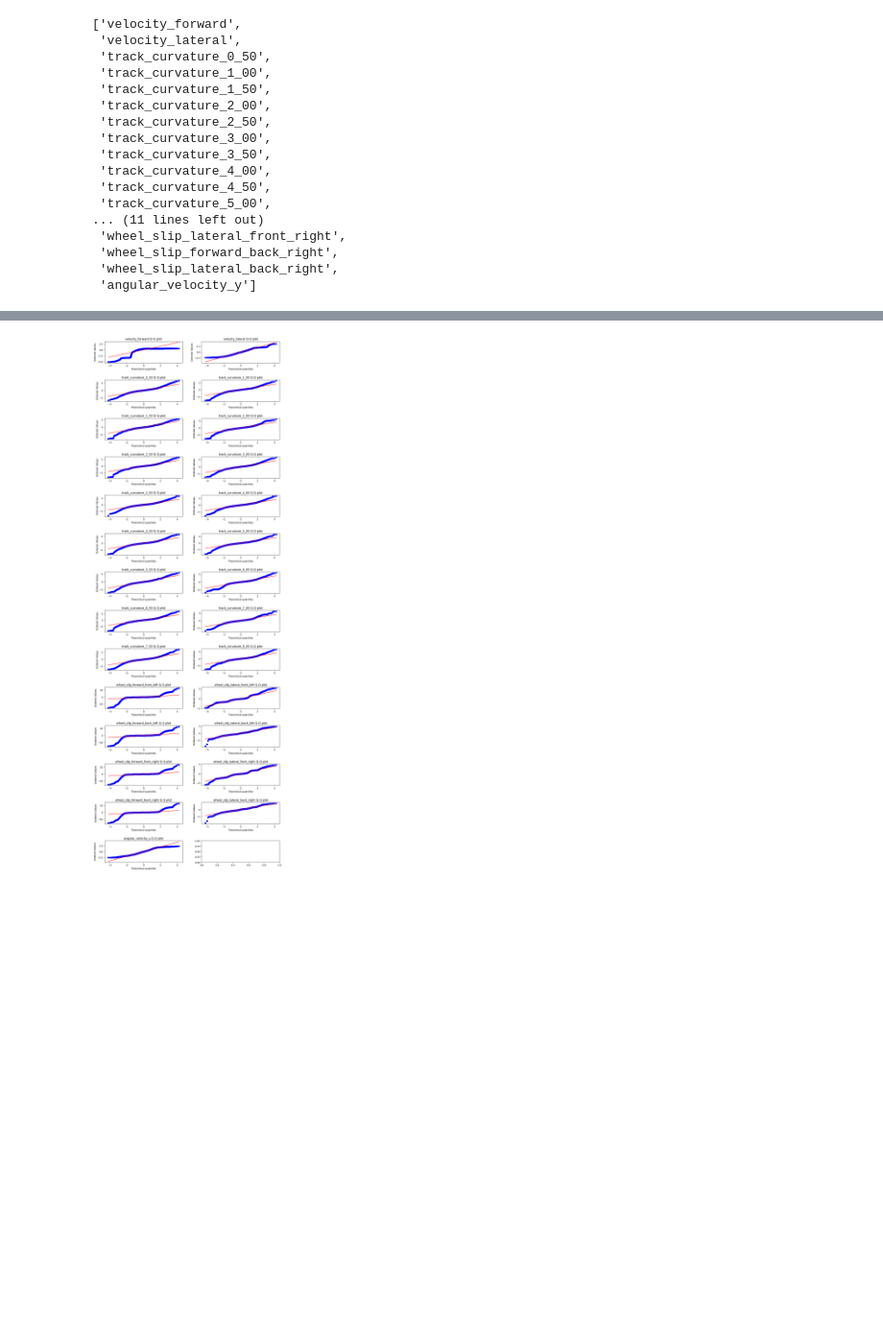
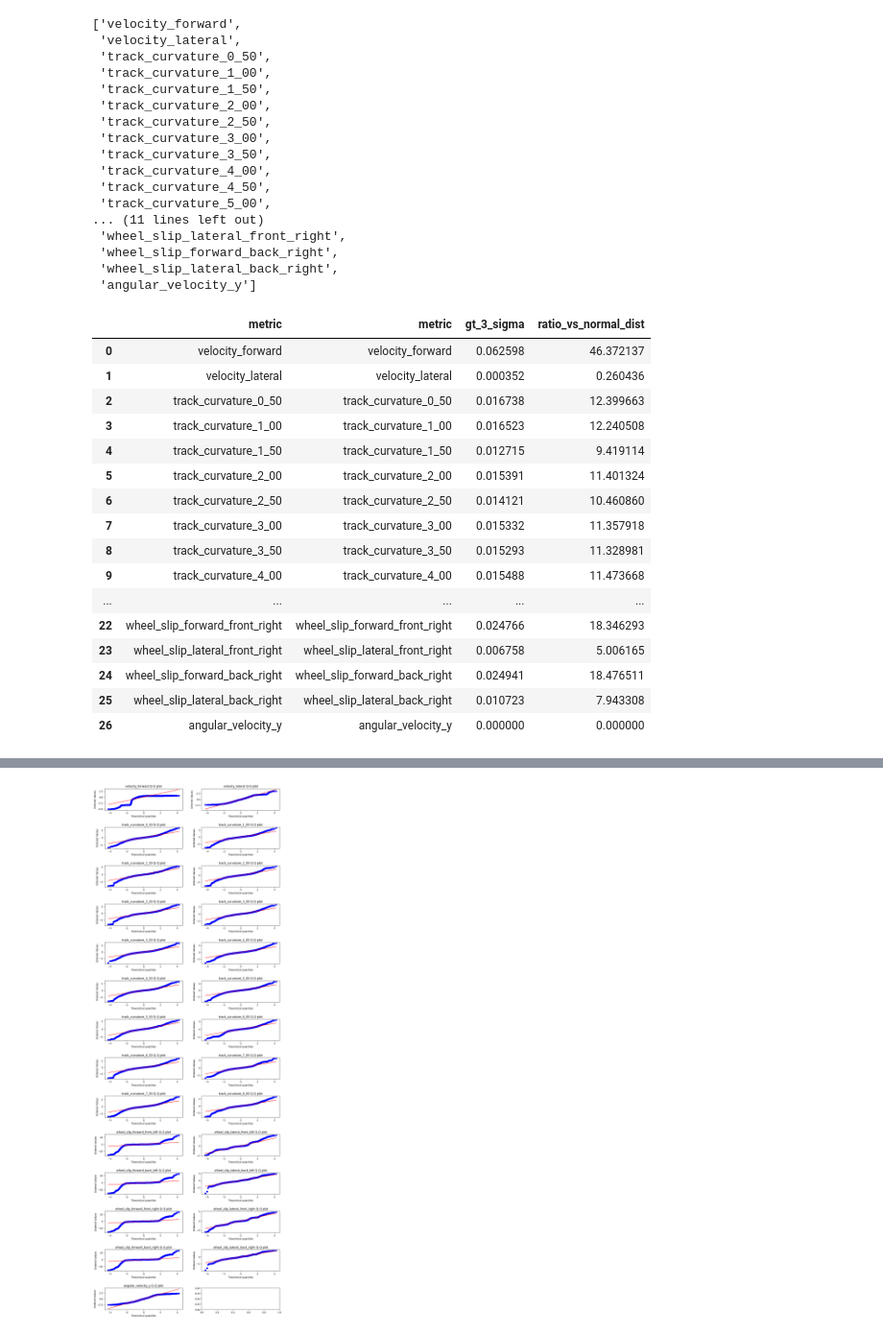
Before and after one commit to jacquesamsel/skripsie, a Jupyter notebook: explore_rollout.ipynb, the cells around one changed output, grey strips where cells are left out. Shown at 96% size. Saved outputs shown, nothing was run; the diff lists cells and outputs as text; code cells hidden in the pictures; blank space fills up the shorter version.

Commit message:
Do RNN LR and heavy tails

```diff
--- a/explore_rollout.ipynb
+++ b/explore_rollout.ipynb
@@ -52,6 +52,30 @@ keys
 # %%
 rollout_df = pd.DataFrame(dict(map(lambda kv: (kv[0], np.sort(kv[1].reshape(-1).numpy())), rollout["agents"].select(*keys).to_dict().items())))
 rollout_df = (rollout_df - rollout_df.mean()) / rollout_df.std()
+# %%
+pd.DataFrame({
+    "metric": rollout_df.columns,
+    "gt_3_sigma": (rollout_df.abs() > 3).mean(),
+    "ratio_vs_normal_dist": (rollout_df.abs() > 3).mean() / (1 - scipy.stats.norm.cdf(3))
+}).reset_index().rename(columns={"index": "metric"}).to_csv("results/baseline_rollout_heavy_tails.csv", index=False)
+# %% [output]
+|  | metric | metric | gt_3_sigma | ratio_vs_normal_dist |
+| 0 | velocity_forward | velocity_forward | 0.062598 | 46.372137 |
+| 1 | velocity_lateral | velocity_lateral | 0.000352 | 0.260436 |
+| 2 | track_curvature_0_50 | track_curvature_0_50 | 0.016738 | 12.399663 |
+| 3 | track_curvature_1_00 | track_curvature_1_00 | 0.016523 | 12.240508 |
+| 4 | track_curvature_1_50 | track_curvature_1_50 | 0.012715 | 9.419114 |
+| 5 | track_curvature_2_00 | track_curvature_2_00 | 0.015391 | 11.401324 |
+| 6 | track_curvature_2_50 | track_curvature_2_50 | 0.014121 | 10.460860 |
+| 7 | track_curvature_3_00 | track_curvature_3_00 | 0.015332 | 11.357918 |
+| 8 | track_curvature_3_50 | track_curvature_3_50 | 0.015293 | 11.328981 |
+| 9 | track_curvature_4_00 | track_curvature_4_00 | 0.015488 | 11.473668 |
+| ... | ... | ... | ... | ... |
+| 22 | wheel_slip_forward_front_right | wheel_slip_forward_front_right | 0.024766 | 18.346293 |
+| 23 | wheel_slip_lateral_front_right | wheel_slip_lateral_front_right | 0.006758 | 5.006165 |
+| 24 | wheel_slip_forward_back_right | wheel_slip_forward_back_right | 0.024941 | 18.476511 |
+| 25 | wheel_slip_lateral_back_right | wheel_slip_lateral_back_right | 0.010723 | 7.943308 |
+| 26 | angular_velocity_y | angular_velocity_y | 0.000000 | 0.000000 |
 # %%
 plt.figure(figsize=(12, 6))
 sns.boxplot(data=rollout_df).set(ylabel="Normalised values", xlabel="Auxiliary target")
```
Also changed, not shown: parts of 1 cell of this notebook, 3 other files.
